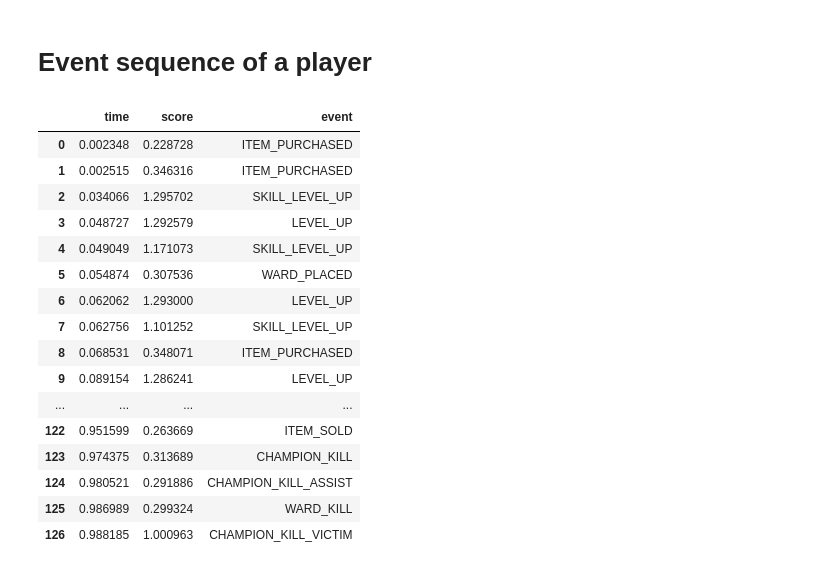
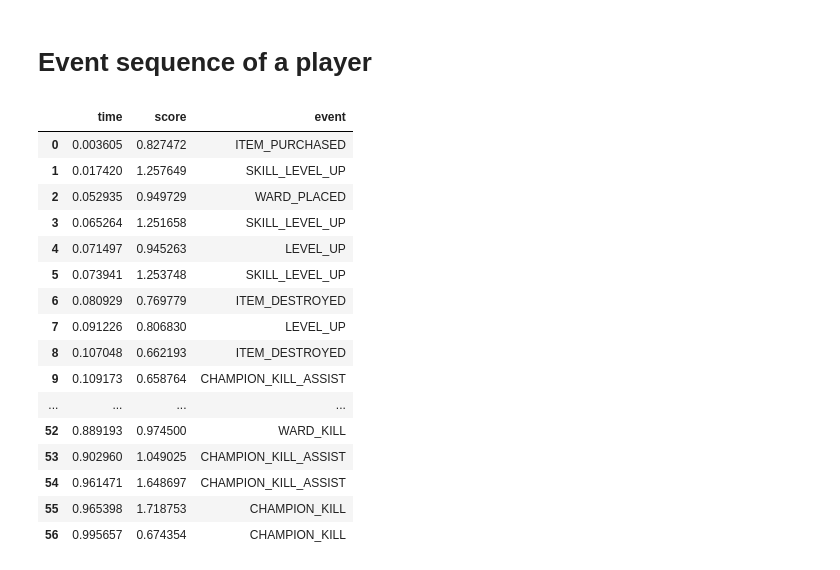
Before and after one commit to ThrypsisJ/Action2Score, a Jupyter notebook: experiment_challenger_analysis.ipynb, the cells around one changed output. Drawn from its saved outputs; the diff is of its cells as text; code cells hidden in the pictures.

```diff
--- a/experiment_challenger_analysis.ipynb
+++ b/experiment_challenger_analysis.ipynb
@@ -93,9 +177,9 @@ TN: 9 / FP: 0 / FN: 0 / TP: 4 /
 import experiment_vis_leaderboard as lb
 import matplotlib.pyplot as plt
 
-match = 'KR_5531638748' # Plaayer 5: Not very good according to traditional indicators, but PASTA score is high
-# match = 'NA1_4083949961' # Player 8: Performed well according to traditional indicators, but PASTA score is low
-# match = 'EUW1_5531763758'
+# match = 'KR_5531638748' # Plaayer 5: Not very good according to traditional indicators, but PASTA score is high
+# match = 'KR_5548791013'
+match = 'KR_5558295613'
 
 data, isWin = lb.load_leaderboard_graph(match, challenger=True)
 
@@ -197,18 +285,22 @@ scoresum_per_event
 # %%
 import pandas as pd
 
+score_path = './processed_ftr/challenger_g3_score.csv' # PASTA by team
+# score_path = './processed_ftr/scores_challenger.csv' # PASTA by player
+match_id = 'KR_5548791013'
+event = 'SKILL_LEVEL_UP'
+
 pd.set_option("display.max_rows", None, "display.max_columns", None)
 
-match_id = 'NA1_4083949961'
-data = pd.read_csv('./processed_ftr/scores_challenger.csv')
+data = pd.read_csv(score_path)
 
 data = data[(data['match_id'] == match_id)].drop(labels=['match_id', 'win'], axis='columns')
 data = data.drop(labels=['mage', 'fighter', 'support', 'tank', 'assassin', 'marksman', 'TOP', 'MIDDLE', 'BOTTOM', 'JUNGLE', 'UTILITY'], axis='columns')
 
 scoresums, counts, means = [], [], []
-data = data[data['CHAMPION_KILL'] == 1]
+data = data[data['SKILL_LEVEL_UP'] == 1]
 for player in range(10):
-    event_scores = data[data['player'] == player]['score'].tolist()
+    event_scores = data[data['player'] == player+1]['score'].tolist()
 
     _sum = sum(event_scores)
     _count = len(event_scores)
@@ -239,47 +331,50 @@ scoresum_per_event
 # Event sequence of a player
 # %%
 import pandas as pd
+
+score_path = './processed_ftr/challenger_g3_score.csv' # PASTA by team
+# score_path = './processed_ftr/scores_challenger.csv' # PASTA by player
+match_id = 'KR_5548791013'
+player = 1
 
 pd.set_option("display.max_rows", None, "display.max_columns", None)
 events = ['ITEM_PURCHASED', 'ITEM_SOLD',
        'ITEM_DESTROYED', 'SKILL_LEVEL_UP', 'LEVEL_UP', 'WARD_PLACED',
        'WARD_KILL', 'CHAMPION_KILL', 'CHAMPION_KILL_ASSIST',
        'CHAMPION_KILL_VICTIM', 'BUILDING_KILL', 'BUILDING_KILL_ASSIST',
        'ELITE_MONSTER_KILL', 'ELITE_MONSTER_KILL_ASSIST']
 
-match_id = 'NA1_4083949961'
-
-data = pd.read_csv('./processed_ftr/scores_challenger.csv')
-data = data[(data['match_id'] == match_id) & (data['player'] == 7)]
+data = pd.read_csv(score_path)
+data = data[(data['match_id'] == match_id) & (data['player'] == player)]
 data.sort_values(by='time', inplace=True, ignore_index=True)
 
 event_seq = []
 for i in range(data.shape[0]):
     seq = {
         'time': data.loc[i, 'time'],
         'score': data.loc[i, 'score']
     }
     for event in events:
         if data.loc[i, event] == 1: seq['event'] = event
     event_seq.append(seq)
 
 event_seq = pd.DataFrame(event_seq)
 event_seq
 # %% [output]
 |  | time | score | event |
-| 0 | 0.002348 | 0.228728 | ITEM_PURCHASED |
-| 1 | 0.002515 | 0.346316 | ITEM_PURCHASED |
-| 2 | 0.034066 | 1.295702 | SKILL_LEVEL_UP |
-| 3 | 0.048727 | 1.292579 | LEVEL_UP |
-| 4 | 0.049049 | 1.171073 | SKILL_LEVEL_UP |
-| 5 | 0.054874 | 0.307536 | WARD_PLACED |
-| 6 | 0.062062 | 1.293000 | LEVEL_UP |
-| 7 | 0.062756 | 1.101252 | SKILL_LEVEL_UP |
-| 8 | 0.068531 | 0.348071 | ITEM_PURCHASED |
-| 9 | 0.089154 | 1.286241 | LEVEL_UP |
+| 0 | 0.003605 | 0.827472 | ITEM_PURCHASED |
+| 1 | 0.017420 | 1.257649 | SKILL_LEVEL_UP |
+| 2 | 0.052935 | 0.949729 | WARD_PLACED |
+| 3 | 0.065264 | 1.251658 | SKILL_LEVEL_UP |
+| 4 | 0.071497 | 0.945263 | LEVEL_UP |
+| 5 | 0.073941 | 1.253748 | SKILL_LEVEL_UP |
+| 6 | 0.080929 | 0.769779 | ITEM_DESTROYED |
+| 7 | 0.091226 | 0.806830 | LEVEL_UP |
+| 8 | 0.107048 | 0.662193 | ITEM_DESTROYED |
+| 9 | 0.109173 | 0.658764 | CHAMPION_KILL_ASSIST |
 | ... | ... | ... | ... |
-| 122 | 0.951599 | 0.263669 | ITEM_SOLD |
-| 123 | 0.974375 | 0.313689 | CHAMPION_KILL |
-| 124 | 0.980521 | 0.291886 | CHAMPION_KILL_ASSIST |
-| 125 | 0.986989 | 0.299324 | WARD_KILL |
-| 126 | 0.988185 | 1.000963 | CHAMPION_KILL_VICTIM |
+| 52 | 0.889193 | 0.974500 | WARD_KILL |
+| 53 | 0.902960 | 1.049025 | CHAMPION_KILL_ASSIST |
+| 54 | 0.961471 | 1.648697 | CHAMPION_KILL_ASSIST |
+| 55 | 0.965398 | 1.718753 | CHAMPION_KILL |
+| 56 | 0.995657 | 0.674354 | CHAMPION_KILL |
```
Also changed, not shown: parts of 15 cells of this notebook, 10 other files.
